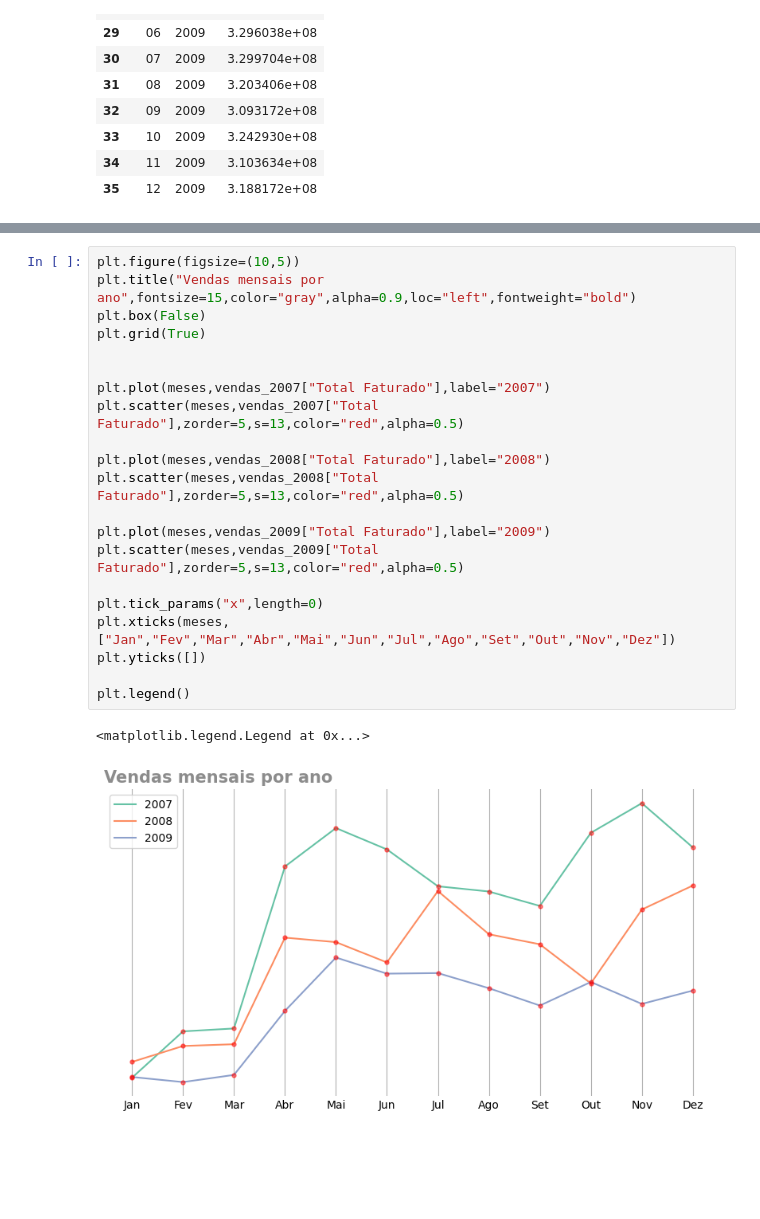
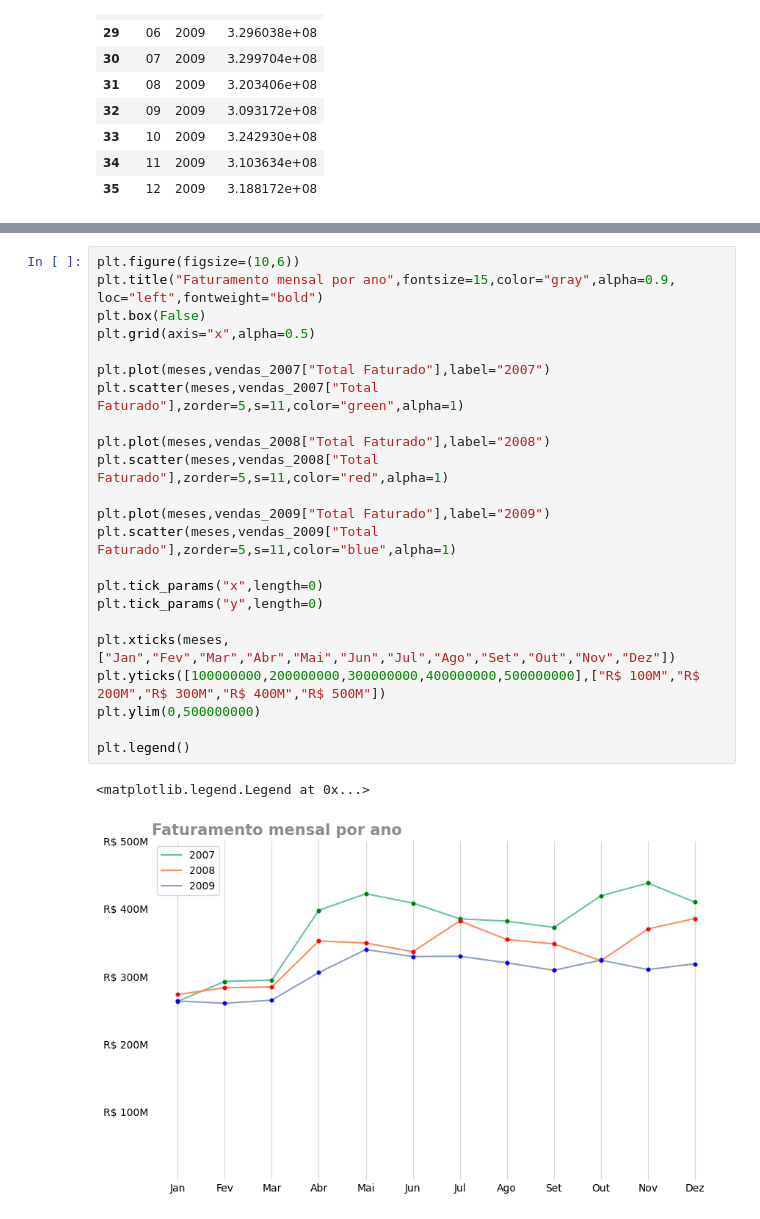
Before and after one commit to yurialexey-2001/analises-contoso, a Jupyter notebook: analise_vendas_por_mes/analise com python/vendas_por_mes.ipynb, the cells around one changed output, grey strips where cells are left out. Saved outputs shown, nothing was run; the diff lists cells and outputs as text; blank space fills up the shorter version.

```diff
--- a/analise_vendas_por_mes/analise com python/vendas_por_mes.ipynb
+++ b/analise_vendas_por_mes/analise com python/vendas_por_mes.ipynb
@@ -121,24 +100,26 @@ plt.box(False)
 # %%
-plt.figure(figsize=(10,5))
-plt.title("Vendas mensais por ano",fontsize=15,color="gray",alpha=0.9,loc="left",fontweight="bold")
+plt.figure(figsize=(10,6))
+plt.title("Faturamento mensal por ano",fontsize=15,color="gray",alpha=0.9, loc="left",fontweight="bold")
 plt.box(False)
-plt.grid(True)
-
+plt.grid(axis="x",alpha=0.5)
 
 plt.plot(meses,vendas_2007["Total Faturado"],label="2007")
-plt.scatter(meses,vendas_2007["Total Faturado"],zorder=5,s=13,color="red",alpha=0.5)
+plt.scatter(meses,vendas_2007["Total Faturado"],zorder=5,s=11,color="green",alpha=1)
 
 plt.plot(meses,vendas_2008["Total Faturado"],label="2008")
-plt.scatter(meses,vendas_2008["Total Faturado"],zorder=5,s=13,color="red",alpha=0.5)
+plt.scatter(meses,vendas_2008["Total Faturado"],zorder=5,s=11,color="red",alpha=1)
 
 plt.plot(meses,vendas_2009["Total Faturado"],label="2009")
-plt.scatter(meses,vendas_2009["Total Faturado"],zorder=5,s=13,color="red",alpha=0.5)
+plt.scatter(meses,vendas_2009["Total Faturado"],zorder=5,s=11,color="blue",alpha=1)
 
 plt.tick_params("x",length=0)
-plt.xticks(meses,["Jan","Fev","Mar","Abr","Mai","Jun","Jul","Ago","Set","Out","Nov","Dez"])
-plt.yticks([])
+plt.tick_params("y",length=0)
+
+plt.xticks(meses, ["Jan","Fev","Mar","Abr","Mai","Jun","Jul","Ago","Set","Out","Nov","Dez"])
+plt.yticks([100000000,200000000,300000000,400000000,500000000],["R$ 100M","R$ 200M","R$ 300M","R$ 400M","R$ 500M"])
+plt.ylim(0,500000000)
 
 plt.legend()
 # %% [output]
 <matplotlib.legend.Legend at 0x...>
-[figure, old version]
+[figure, new version]
```
Also changed, not shown: parts of 1 cell of this notebook.
